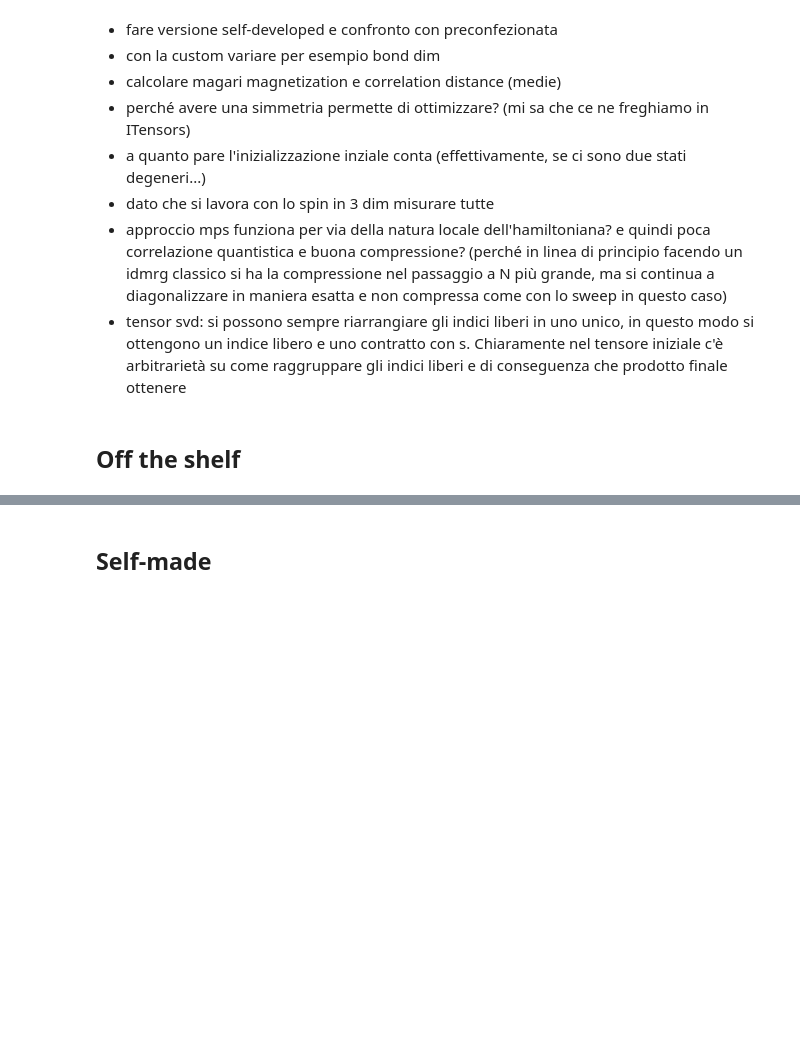
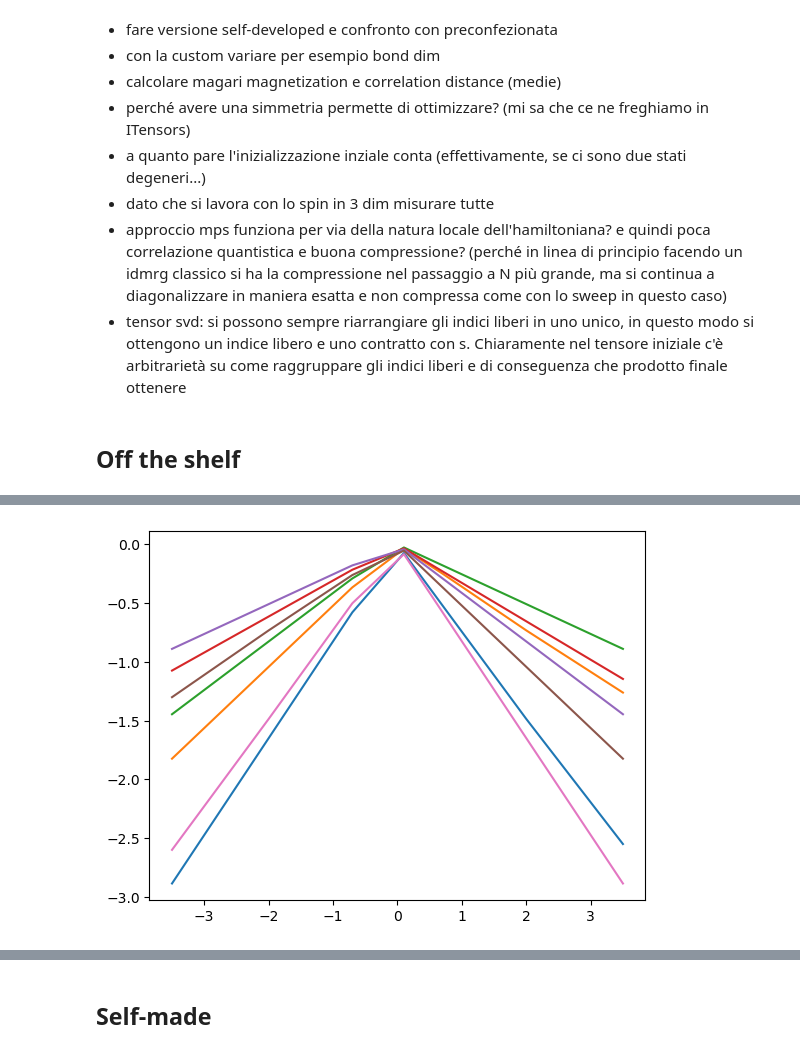
Before and after one commit to TommasoStentella/heisenberg_model_TN, a Jupyter notebook: heis_dmrg.ipynb, the cells around one changed output, grey strips where cells are left out. Cells and saved outputs as stored; diff of their text form; code cells hidden in the pictures; blank space fills up the shorter version.

```diff
--- a/heis_dmrg.ipynb
+++ b/heis_dmrg.ipynb
@@ -60,14 +61,16 @@ end
 trial
 # %%
 N = 100
-Jxx = 1.0
-Deltas = [0.1,0.3,0.8,1.5,2.0,3.0]
+Jxx = [-3.5,-2.0,-0.7,0.1,0.7,2.,3.5]
+Deltas = [-3.0,-1.5,-0.8,0.1,0.8,1.5,3.0]
 
 e = []
 gr_st = []
 
 for delta in Deltas
-    E, psi = HXXZ_dmrg_ready(N,Jxx,delta*Jxx)
-    push!(e, E/N)
-    push!(gr_st, psi)
+    for j in Jxx
+        E, psi = HXXZ_dmrg_ready(N,j,delta*j)
+        push!(e, E/N)
+        push!(gr_st, psi)
+    end
 end
@@ -97,0 +95,13 @@ plot(Deltas, zcor_m);
+# %%
+matrix = Matrix{Float64}(undef, length(Deltas), length(Jxx))
+for i=1:length(Deltas)
+    for j=1:length(Jxx)
+        matrix[i,j] = e[(i-1)*length(Jxx)+j]
+    end
+end
+# %%
+for j=1:length(Deltas)
+    plot(Jxx, matrix[j,:]);
+end
+# %% [output]
+[figure, added]
```
Also changed, not shown: parts of 40 cells of this notebook, 2 other files.
